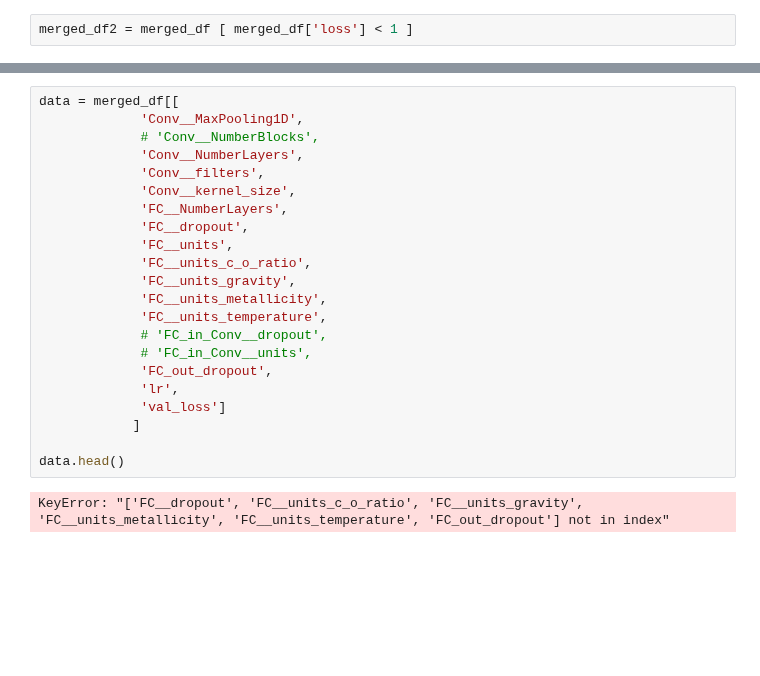
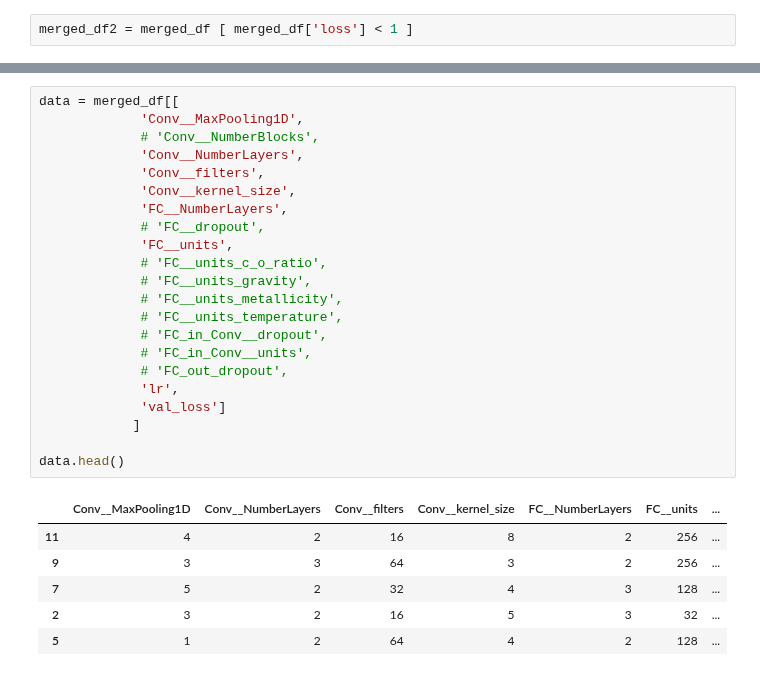
Before and after one commit to EhsanGharibNezhad/TelescopeML, a Jupyter notebook: bohb_model_tuner/check_bohb_results.ipynb, the cells around one changed output, grey strips where cells are left out. Cells and saved outputs as stored; diff of their text form; blank space fills up the shorter version.

```diff
--- a/bohb_model_tuner/check_bohb_results.ipynb
+++ b/bohb_model_tuner/check_bohb_results.ipynb
@@ -205,26 +249,31 @@ Index(['iteration', 'submitted', 'started', 'finished', 'loss', 'test_loss',
 # %%
 data = merged_df[[
              'Conv__MaxPooling1D',
              # 'Conv__NumberBlocks',
              'Conv__NumberLayers',
              'Conv__filters',
              'Conv__kernel_size',
              'FC__NumberLayers',
-             'FC__dropout',
+             # 'FC__dropout',
              'FC__units',
-             'FC__units_c_o_ratio',
-             'FC__units_gravity',
-             'FC__units_metallicity',
-             'FC__units_temperature',
+             # 'FC__units_c_o_ratio',
+             # 'FC__units_gravity',
+             # 'FC__units_metallicity',
+             # 'FC__units_temperature',
              # 'FC_in_Conv__dropout',
              # 'FC_in_Conv__units',
-             'FC_out_dropout',
+             # 'FC_out_dropout',
              'lr',
              'val_loss']
             ]
 
 data.head()
 # %% [output]
-KeyError: "['FC__dropout', 'FC__units_c_o_ratio', 'FC__units_gravity', 'FC__units_metallicity', 'FC__units_temperature', 'FC_out_dropout'] not in index"
+|  | Conv__MaxPooling1D | Conv__NumberLayers | Conv__filters | Conv__kernel_size | FC__NumberLayers | FC__units | ... |
+| 11 | 4 | 2 | 16 | 8 | 2 | 256 | ... |
+| 9 | 3 | 3 | 64 | 3 | 2 | 256 | ... |
+| 7 | 5 | 2 | 32 | 4 | 3 | 128 | ... |
+| 2 | 3 | 2 | 16 | 5 | 3 | 32 | ... |
+| 5 | 1 | 2 | 64 | 4 | 2 | 128 | ... |
 # %%
 dict(merged_df2.sort_values('val_loss').iloc[0, 35:-1])
```
Also changed, not shown: parts of 15 cells of this notebook.
